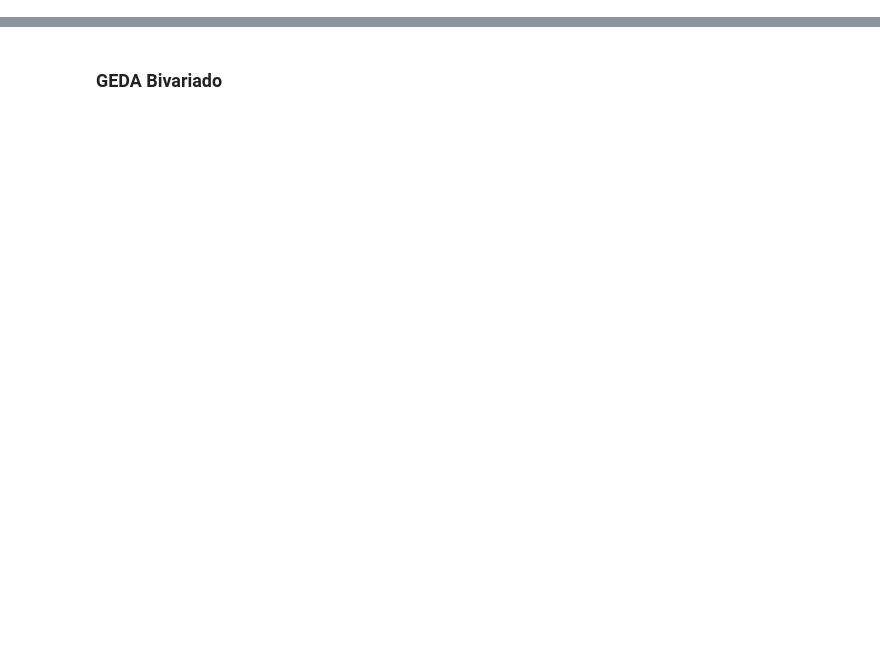
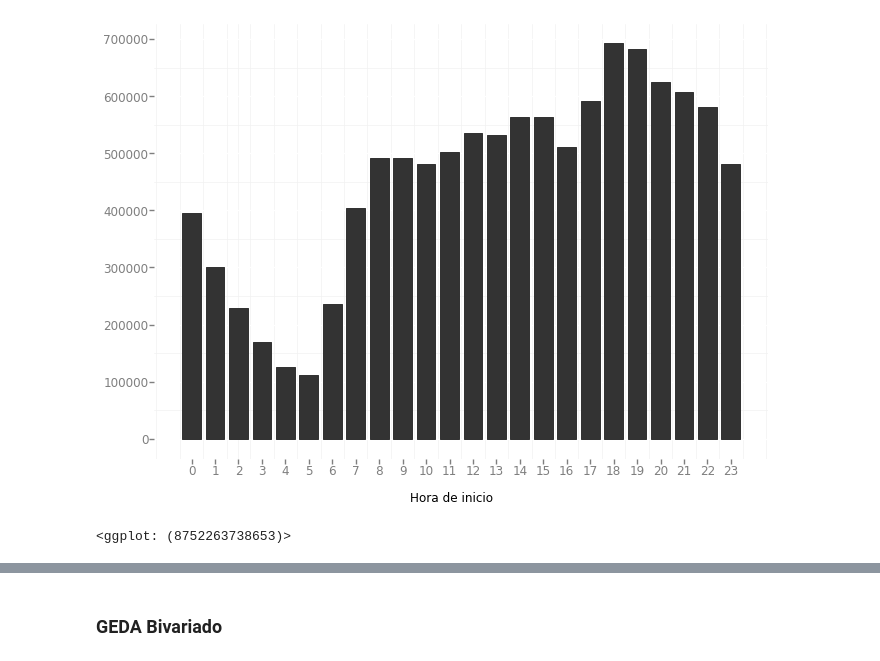
Before and after one commit to cchallu/datank_challenge, a Jupyter notebook: source/datank_challenge.ipynb, the cells around one changed output, grey strips where cells are left out. Drawn from its saved outputs; the diff is of its cells as text; code cells hidden in the pictures; blank space fills up the shorter version.

```diff
--- a/source/datank_challenge.ipynb
+++ b/source/datank_challenge.ipynb
@@ -77,2 +197,5 @@ ggplot(aes(x='passenger_count'), data=data_clean) + geom_bar() + theme_bw()
 # %%
-ggplot(aes(x='pickup_hour'), data=data_clean) + geom_bar() + theme_bw()
+ggplot(aes(x='pickup_hour'), data=data_clean) + geom_bar() + theme_bw() + xlab("Hora de inicio")
+# %% [output]
+[figure, added]
+<ggplot: (8752263738653)>
```
Also changed, not shown: parts of 105 cells of this notebook.
